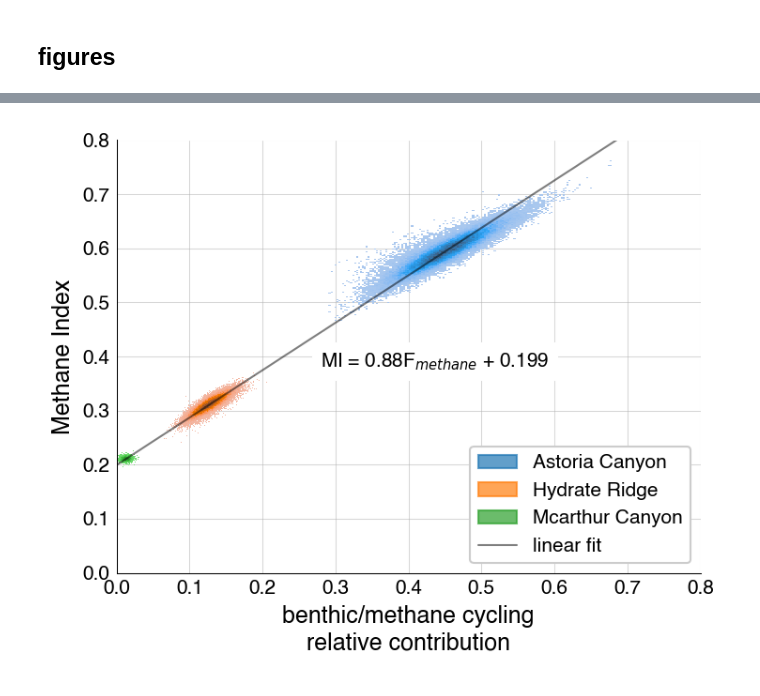
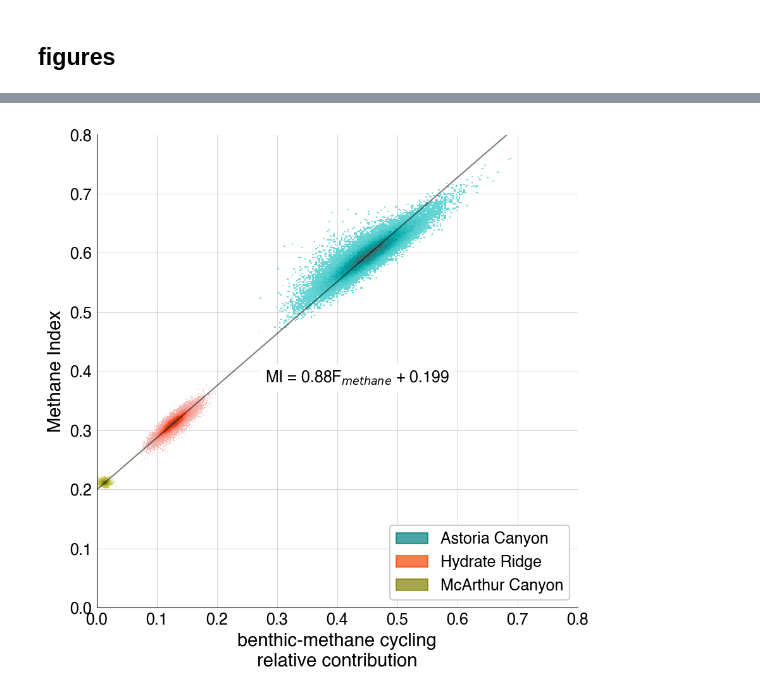
Before and after one commit to katherinekeller/cascadia-margin-lipids, a Jupyter notebook: analysis/model_figures.ipynb, the cells around one changed output, grey strips where cells are left out. Cells and saved outputs as stored; diff of their text form; code cells hidden in the pictures.

```diff
--- a/analysis/model_figures.ipynb
+++ b/analysis/model_figures.ipynb
@@ -79,0 +123,8 @@ fig.tight_layout()
+# %%
+fig, axs = plt.subplots(1, 3, figsize=(12, 4), sharex=False)
+for i, ax in enumerate(axs):
+    az.plot_posterior(post["Community TEX86"][:, :, i], color=pal_communities[i], ax=ax)
+    ax.set_title(communities[i], fontsize=16)
+fig.supxlabel("$TEX_{86}$", fontsize=16)
+fig.tight_layout()
+plt.savefig("../manuscript-figures/communities_tex86.png", dpi=400)
@@ -79,0 +133,8 @@ fig.tight_layout()
+# %%
+fig, axs = plt.subplots(1, 3, figsize=(12, 4), sharex=False)
+for i, ax in enumerate(axs):
+    az.plot_posterior(post["D"][:, :, i], color=pal_communities[i], round_to=4, ax=ax)
+    ax.set_title(communities[i], fontsize=16)
+fig.supxlabel("$\delta^{13}C$", fontsize=16)
+fig.tight_layout()
+plt.savefig("../manuscript-figures/communities_d13C.png", dpi=400)
@@ -80,5 +143,6 @@ fig.tight_layout()
 # %%
-x = post["F"].stack(sample=("chain", "draw"))[i, 1, :].values
-x = np.random.choice(x.shape[0], size=1000, replace=False)
+x = post["F"].values
+# stack(sample=("chain", "draw"))[i, 1, :].values
+# x = np.random.choice(x.shape[0], size=1000, replace=False)
 x.shape
 # %% [output]
@@ -86,37 +213,40 @@ x.shape
 # %%
-fig, ax = plt.subplots(figsize=(5, 4))
+fig, ax = plt.subplots(figsize=(6, 6))
 # plot posterior histograms
 for i, location in enumerate(locations):
     x = post["F"].stack(sample=("chain", "draw"))[i, 1, :].values
-    y = post["Methane Index"].stack(sample=("chain", "draw"))[i, 0, :].values
-    sns.histplot(x=x, y=y, color=f"C{i}", label=location, ax=ax)
+    y = post["Location Methane Index"].stack(sample=("chain", "draw"))[i, 0, :].values
+    sns.histplot(x=x, y=y, color=pal_locations[i], label=location, ax=ax)
 # plot regression through posterior means
 x = post["F"].mean(dim=("chain", "draw")).values[:, 1]
-y = post["Methane Index"].mean(dim=("chain", "draw")).values.flatten()
+y = post["Location Methane Index"].mean(dim=("chain", "draw")).values.flatten()
 reg = stats.linregress(x, y)
 x = np.linspace(0, 0.7, 10)
 y = reg.slope * x + reg.intercept
 h = ax.plot(x, y, "k", alpha=0.5, linewidth=1, label="linear fit")
 ax.annotate(
     "MI = " + f"{reg.slope:0.2g}" + "F$_{methane}$" + f" + {reg.intercept:0.3g}",
     (0.28, 0.38),
+    fontsize=12,
     backgroundcolor="w",
 )
 # add legend and formatting
 ax.legend(
     handles=[
-        mpatches.Patch(color="C0", label=locations[0], alpha=0.7),
-        mpatches.Patch(color="C1", label=locations[1], alpha=0.7),
-        mpatches.Patch(color="C2", label=locations[2], alpha=0.7),
-        h[0],
+        mpatches.Patch(color="teal", label=locations[0], alpha=0.7),
+        mpatches.Patch(color="orangered", label=locations[1], alpha=0.7),
+        mpatches.Patch(color="olive", label=locations[2], alpha=0.7),
     ],
+    fontsize=12,
     loc="lower right",
 )
 # ax.plot([0, 0.8], [0, 0.8], linestyle="--", color="k", linewidth=0.75, alpha=0.5, zorder=0)
-ax.set_xlabel(f"{communities[1]}\nrelative contribution")
-ax.set_ylabel("Methane Index")
+ax.set_xlabel(f"{communities[1]}\nrelative contribution", fontsize=14)
+ax.tick_params(axis="both", which="major", labelsize=12)
+ax.set_ylabel("Methane Index", fontsize=14)
 ax.set_xlim(0, 0.8)
 ax.set_ylim(0, 0.8)
 fig.tight_layout()
+plt.savefig("../manuscript-figures/MI_benth_cont.png", dpi=400)
 # %% [output]
-[figure, old version]
+[figure, new version]
```
Also changed, not shown: parts of 24 cells of this notebook, 26 other files.
